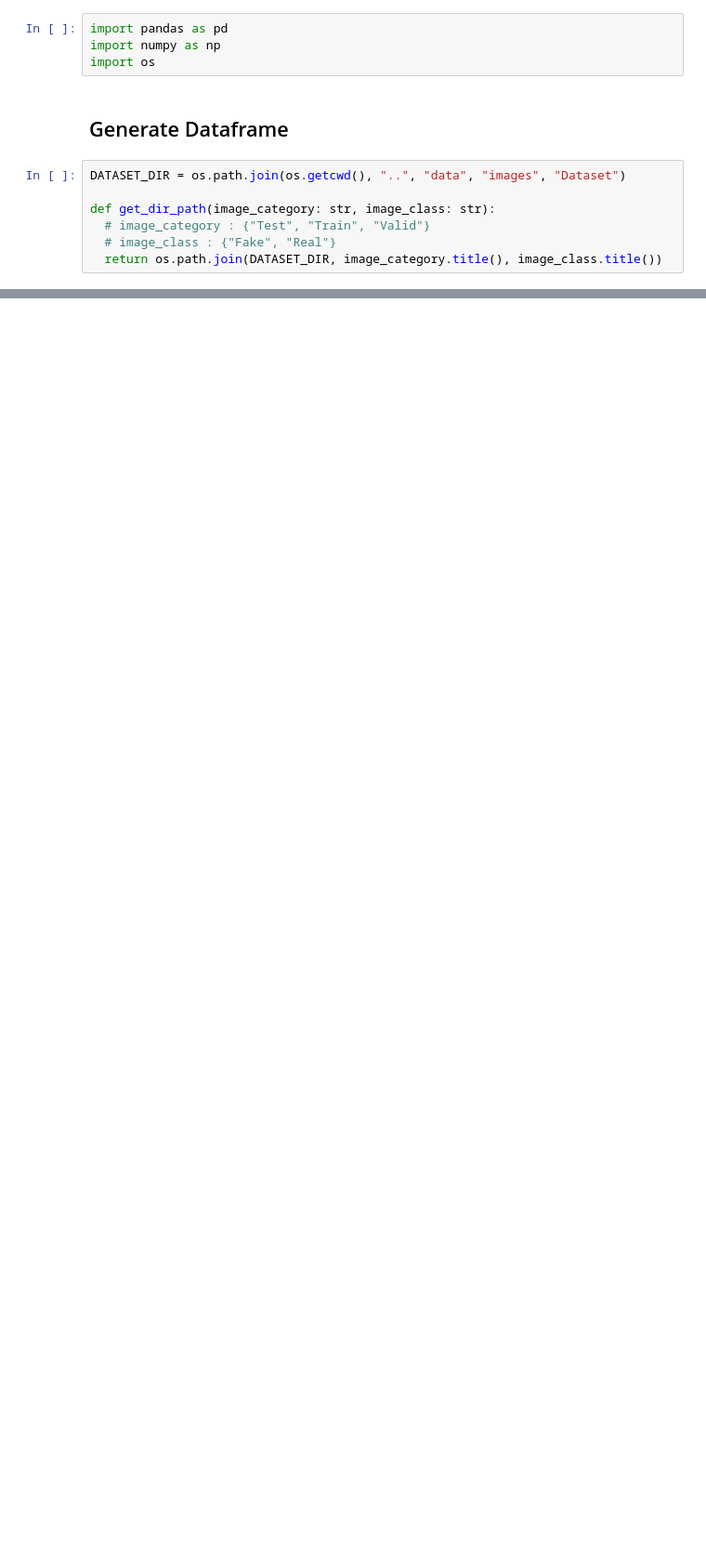
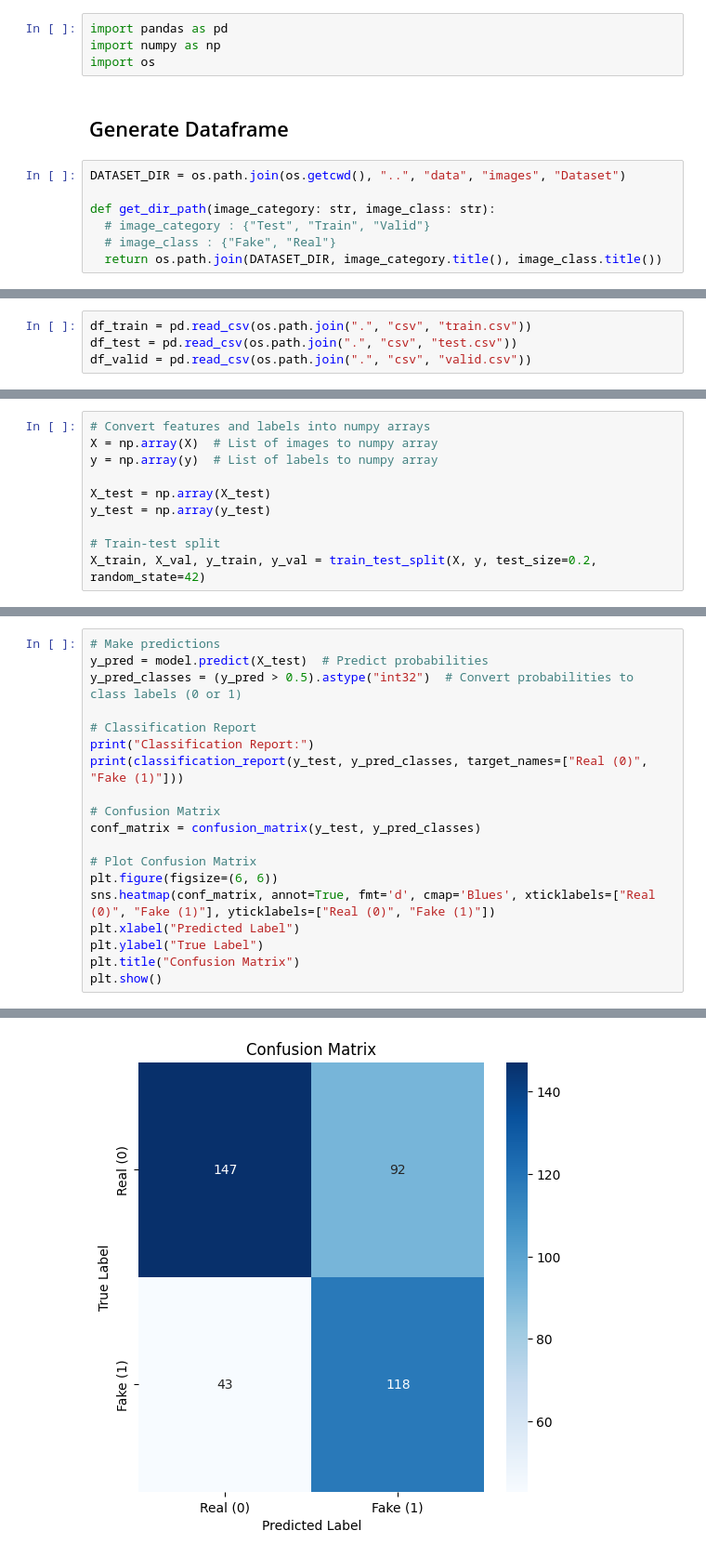
Before and after one commit to Gulilil/IF4073_Deepfake_Detection, a Jupyter notebook: src/process.ipynb, the cells around one changed output, grey strips where cells are left out. Shown: that part at 93% size. Cells and saved outputs as stored; diff of their text form; blank space fills up the shorter version.

Commit message:
finishing CNN model building

```diff
--- a/src/process.ipynb
+++ b/src/process.ipynb
@@ -66,0 +85,4 @@ df_valid = make_df("Valid", valid_real_id, valid_fake_id)
+# %%
+df_train = pd.read_csv(os.path.join(".", "csv", "train.csv"))
+df_test = pd.read_csv(os.path.join(".", "csv", "test.csv"))
+df_valid = pd.read_csv(os.path.join(".", "csv", "valid.csv"))
@@ -66,0 +137,10 @@ df_valid = make_df("Valid", valid_real_id, valid_fake_id)
+# %%
+# Convert features and labels into numpy arrays
+X = np.array(X)  # List of images to numpy array
+y = np.array(y)  # List of labels to numpy array
+
+X_test = np.array(X_test)
+y_test = np.array(y_test)
+
+# Train-test split
+X_train, X_val, y_train, y_val = train_test_split(X, y, test_size=0.2, random_state=42)
@@ -66,0 +219,20 @@ df_valid = make_df("Valid", valid_real_id, valid_fake_id)
+# %%
+# Make predictions
+y_pred = model.predict(X_test)  # Predict probabilities
+y_pred_classes = (y_pred > 0.5).astype("int32")  # Convert probabilities to class labels (0 or 1)
+
+# Classification Report
+print("Classification Report:")
+print(classification_report(y_test, y_pred_classes, target_names=["Real (0)", "Fake (1)"]))
+
+# Confusion Matrix
+conf_matrix = confusion_matrix(y_test, y_pred_classes)
+
+# Plot Confusion Matrix
+plt.figure(figsize=(6, 6))
+sns.heatmap(conf_matrix, annot=True, fmt='d', cmap='Blues', xticklabels=["Real (0)", "Fake (1)"], yticklabels=["Real (0)", "Fake (1)"])
+plt.xlabel("Predicted Label")
+plt.ylabel("True Label")
+plt.title("Confusion Matrix")
+plt.show()
+# %% [output]
@@ -66,0 +249 @@ df_valid = make_df("Valid", valid_real_id, valid_fake_id)
+[figure, added]
```
Also changed, not shown: parts of 9 cells of this notebook, 5 other files.
